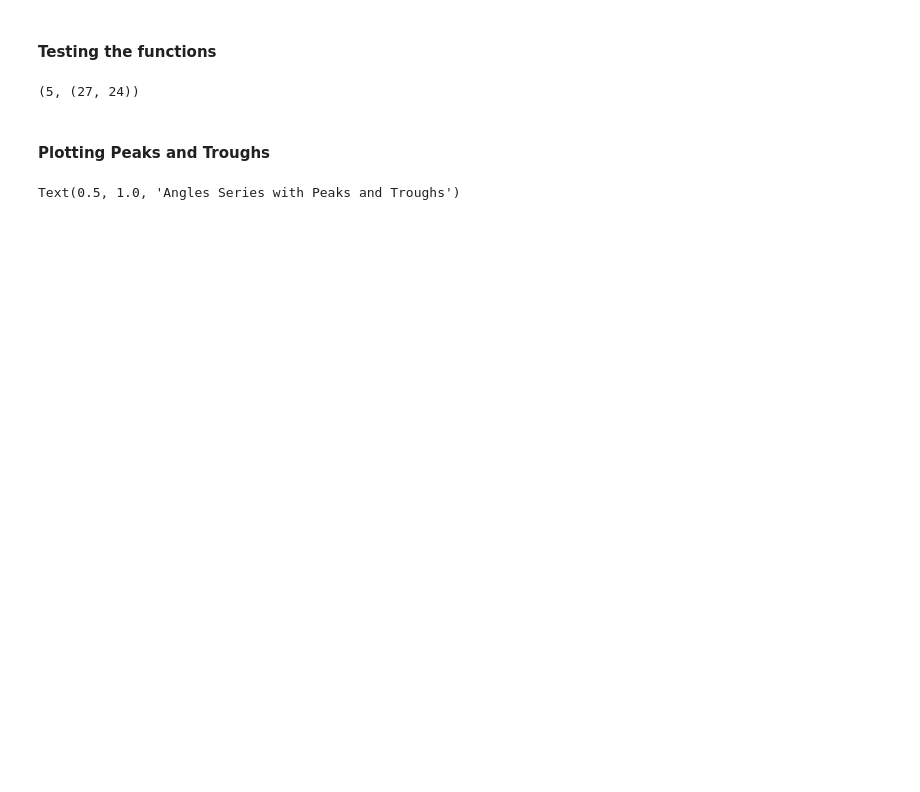
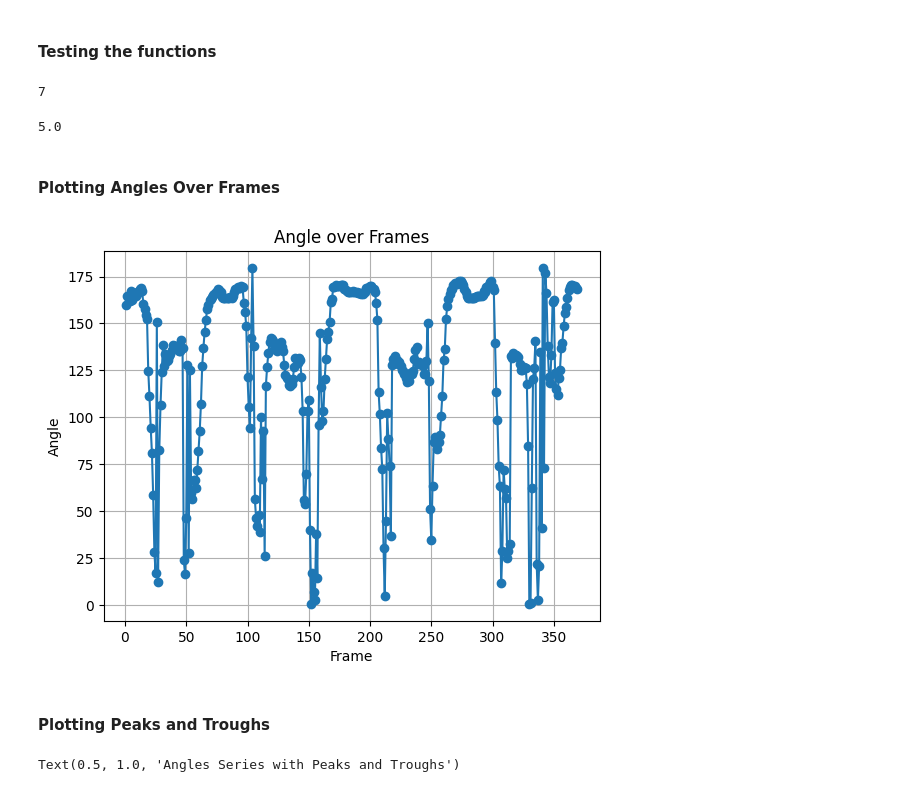
Before and after one commit to amromeshref/Workout-Form-Assessment, a Jupyter notebook: notebook/3-DTW-On-Bicep.ipynb, the cells around one changed output. Saved outputs shown, nothing was run; the diff lists cells and outputs as text; code cells hidden in the pictures; blank space fills up the shorter version.

```diff
--- a/notebook/3-DTW-On-Bicep.ipynb
+++ b/notebook/3-DTW-On-Bicep.ipynb
@@ -63,6 +68,8 @@ def calculate_angle(a,b,c):
 # %%
 def get_video_frames_and_angles(video_source):
     cap = cv2.VideoCapture(video_source)
+    cap.set(cv2.CAP_PROP_FRAME_WIDTH, 1280)
+    cap.set(cv2.CAP_PROP_FRAME_HEIGHT, 960)
     frames = []
     angles = []
     while cap.isOpened():
@@ -107,6 +114,7 @@ def get_video_frames_and_angles(video_source):
                                 mp_drawing.DrawingSpec(color=(245,117,66), thickness=2, circle_radius=2),
                                 mp_drawing.DrawingSpec(color=(245,66,230), thickness=2, circle_radius=2)
                                  )
+        frame = cv2.flip(frame,1)
         cv2.imshow('Mediapipe Feed', image)
 
         if cv2.waitKey(10) & 0xFF == ord('q'):
@@ -230,8 +336,12 @@ video_source = 0
 frames, angles, denoised_angles, peaks, troughs, cycles, seq_data = data_preprocessing(video_source)
 # %%
-len(cycles), seq_data[1].shape
+len(cycles)
 # %% [output]
-(5, (27, 24))
+7
+# %%
+determine_window_size(angles)
+# %% [output]
+5.0
 # %%
 # will be saved at results/cycles_divider
 save_cycles_as_videos(cycles)
@@ -238,3 +360,23 @@ save_cycles_as_videos(cycles)
+# %% [markdown]
+#### Plotting Angles Over Frames
+# %%
+frames_index = []
+for i in range(1,len(angles)+1):
+    frames_index.append(i)
+plt.plot(frames_index, angles, marker='o', linestyle='-')
+
+# Set labels and title
+plt.xlabel('Frame')
+plt.ylabel('Angle')
+plt.title('Angle over Frames')
+
+# Show grid
+plt.grid(True)
+
+# Show plot
+plt.show()
+# %% [output]
+[figure, added]
 # %% [markdown]
 #### Plotting Peaks and Troughs
 # %%
```
Also changed, not shown: parts of 26 cells of this notebook, 5 other files.
